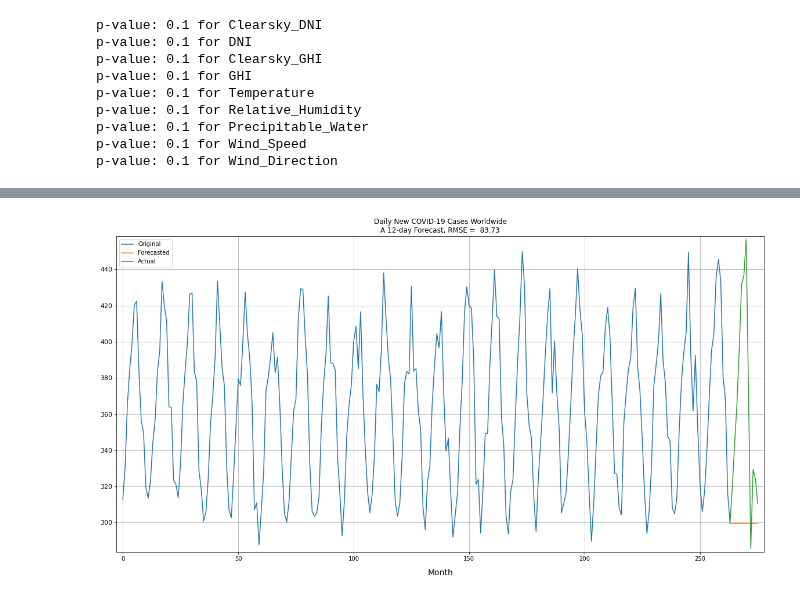
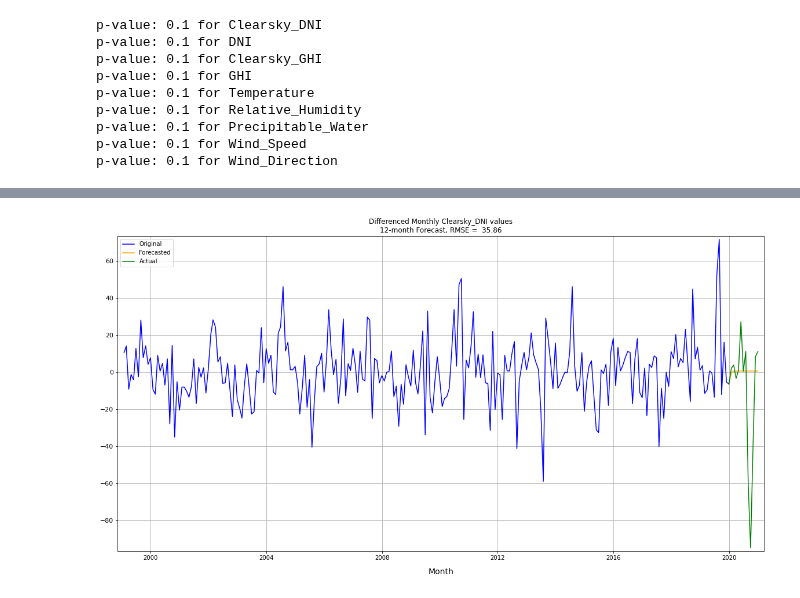
Before and after one commit to gamyers/solar-697, a Jupyter notebook: gm/notebooks/ts_arima.ipynb, the cells around one changed output, grey strips where cells are left out. Saved outputs shown, nothing was run; the diff lists cells and outputs as text; code cells hidden in the pictures.

```diff
--- a/gm/notebooks/ts_arima.ipynb
+++ b/gm/notebooks/ts_arima.ipynb
@@ -162,6 +182,6 @@ plt.grid()
 # %%
-columns = df_rsm.columns.tolist()
-columns = columns[2:]
+columns = df_diff.columns.tolist()
+# columns = columns[2:]
 print(columns)
 # %% [output]
 ['Clearsky_DNI', 'DNI', 'Clearsky_GHI', 'GHI', 'Temperature', 'Relative_Humidity', 'Precipitable_Water', 'Wind_Speed', 'Wind_Direction']
@@ -229,3 +269,3 @@ plot_autocorr(df_rsm, columns, [0, 1, 2, 3, 5, 6], 268)
 # %%
-df_r = df_rsm[:264]
+df_diff_r = df_diff[:252]
 # %%
@@ -255,7 +296,7 @@ def arima_forecast(series, num_forecasts, p=0, d=0, q=0):
     end = start + num_forecasts - 1
 
     # model = ARIMA(series, order=(p, d, p), enforce_stationarity=True, trend="n")
-    model = ARIMA(series, order=(p, d, p), enforce_stationarity=True, trend="n")
+    model = ARIMA(series, order=(p, d, p), enforce_stationarity=True, freq="M")
 
     result = model.fit()
 
@@ -263,23 +304,25 @@ def arima_forecast(series, num_forecasts, p=0, d=0, q=0):
 
     return forecasts
 # %%
-forecasts = arima_forecast(df_r[columns[0]], 12, p=0, d=1, q=0)
+forecasts = arima_forecast(df_diff_r[columns[0]], 12, p=1, d=1, q=3)
 # forecasts
 # %%
-actual = df_rsm[columns[0]][264:]
+actual = df_diff[columns[0]][252:]
 
 rmse = np.sqrt(np.mean((actual - forecasts) ** 2))
 
 fig, ax = plt.subplots(figsize=(20, 10))
-ax.plot(df_r[columns[0]], label="Original")
-ax.plot(df_r[columns[0]][-1:].append(forecasts), label="Forecasted")
-ax.plot(df_r[columns[0]][-1:].append(actual), label="Actual")
+ax.plot(df_diff_r[columns[0]], label="Original", color="blue")
+ax.plot(df_diff_r[columns[0]][-1:].append(forecasts), label="Forecasted", color="orange")
+ax.plot(df_diff_r[columns[0]][-1:].append(actual), label="Actual", color="green")
 
 ax.set_xlabel("Month")
 
-ax.set_title("Daily New COVID-19 Cases Worldwide\n" + f"A {len(forecasts)}-day Forecast, RMSE = {rmse: .2f}")
+ax.set_title(
+    f"Differenced Monthly {columns[0]} values\n" + f"{len(forecasts)}-month Forecast, RMSE = {rmse: .2f}"
+)
 
 ax.grid()
 ax.legend();
 # %% [output]
-[figure, old version]
+[figure, new version]
```
Also changed, not shown: parts of 12 cells of this notebook, 1 other file.
